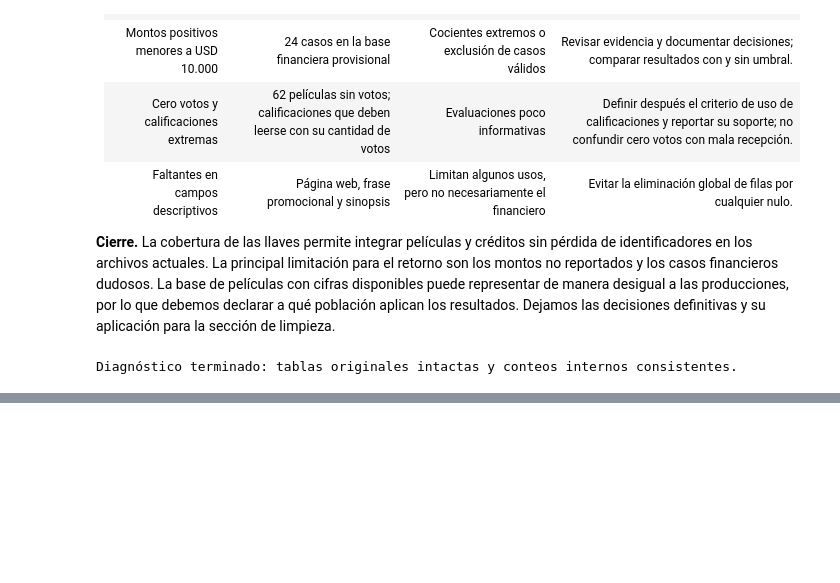
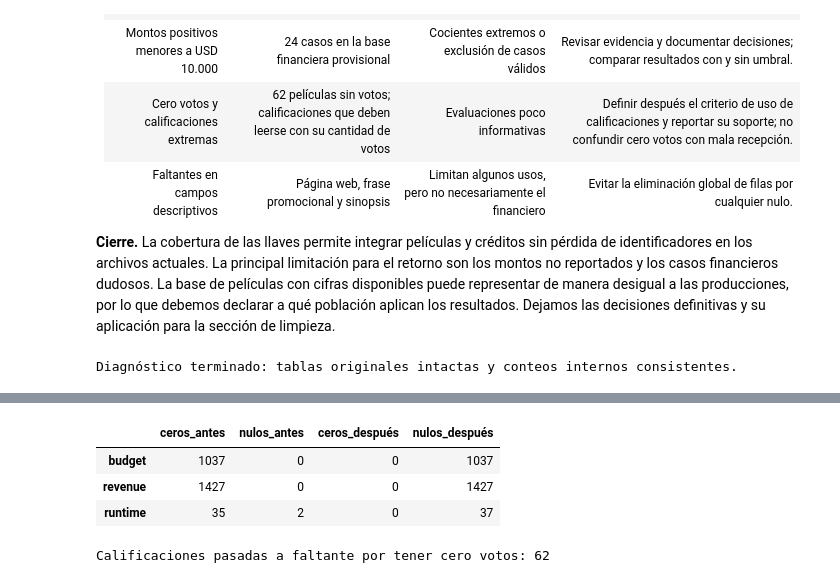
Before and after one commit to JulianHZ711/analisis-datos-evento-3, a Jupyter notebook: notebooks/02_preparacion_modelado.ipynb, the cells around one changed output, grey strips where cells are left out. Saved outputs shown, nothing was run; the diff lists cells and outputs as text; code cells hidden in the pictures; blank space fills up the shorter version.

```diff
--- a/notebooks/02_preparacion_modelado.ipynb
+++ b/notebooks/02_preparacion_modelado.ipynb
@@ -607,0 +620,20 @@ Diagnóstico terminado: tablas originales intactas y conteos internos consistent
+# %%
+peliculas = movies.copy()
+
+def nombres(texto_json):
+    # Convierte el texto JSON en una lista con el campo "name" de cada elemento
+    if pd.isna(texto_json) or not str(texto_json).strip():
+        return []
+    return [elemento["name"] for elemento in json.loads(texto_json)]
+
+for columna in json_movies:
+    peliculas[columna] = peliculas[columna].apply(nombres)
+
+peliculas["release_date"] = pd.to_datetime(peliculas["release_date"], format="%Y-%m-%d", errors="coerce")
+
+display(peliculas.loc[[0, 1], ["title", "genres", "production_countries", "release_date"]])
+display(pd.Series({
+    "Fechas convertidas": int(peliculas["release_date"].notna().sum()),
+    "Fechas faltantes (NaT)": int(peliculas["release_date"].isna().sum()),
+    "Películas con lista de géneros vacía": int(peliculas["genres"].str.len().eq(0).sum()),
+}, name="películas").to_frame())
@@ -607,0 +658,22 @@ Diagnóstico terminado: tablas originales intactas y conteos internos consistent
+# %%
+antes = pd.DataFrame({
+    "ceros_antes": peliculas[["budget", "revenue", "runtime"]].eq(0).sum(),
+    "nulos_antes": peliculas[["budget", "revenue", "runtime"]].isna().sum(),
+})
+
+for columna in ["budget", "revenue", "runtime"]:
+    peliculas[columna] = peliculas[columna].replace(0, np.nan)
+
+sin_votos = peliculas["vote_count"].eq(0)
+peliculas.loc[sin_votos, "vote_average"] = np.nan
+
+antes["ceros_después"] = peliculas[["budget", "revenue", "runtime"]].eq(0).sum()
+antes["nulos_después"] = peliculas[["budget", "revenue", "runtime"]].isna().sum()
+display(antes)
+print(f"Calificaciones pasadas a faltante por tener cero votos: {sin_votos.sum()}")
+# %% [output]
+|  | ceros_antes | nulos_antes | ceros_después | nulos_después |
+| budget | 1037 | 0 | 0 | 1037 |
+| revenue | 1427 | 0 | 0 | 1427 |
+| runtime | 35 | 2 | 0 | 37 |
+Calificaciones pasadas a faltante por tener cero votos: 62
```
Also changed, not shown: parts of 15 cells of this notebook, 1 other file.
